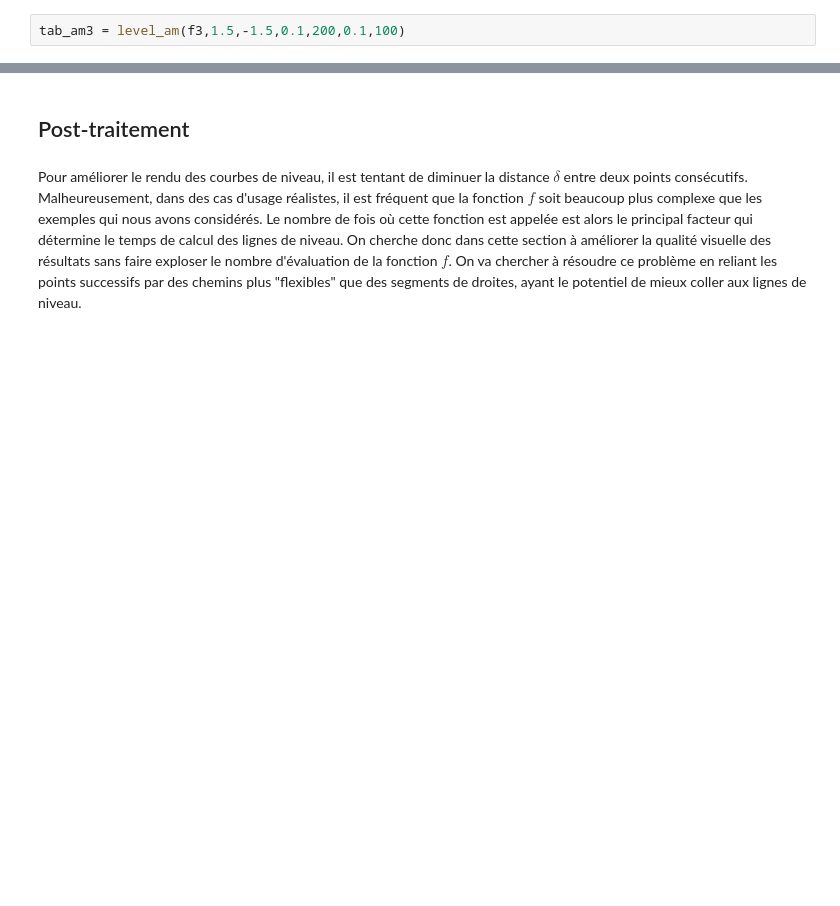
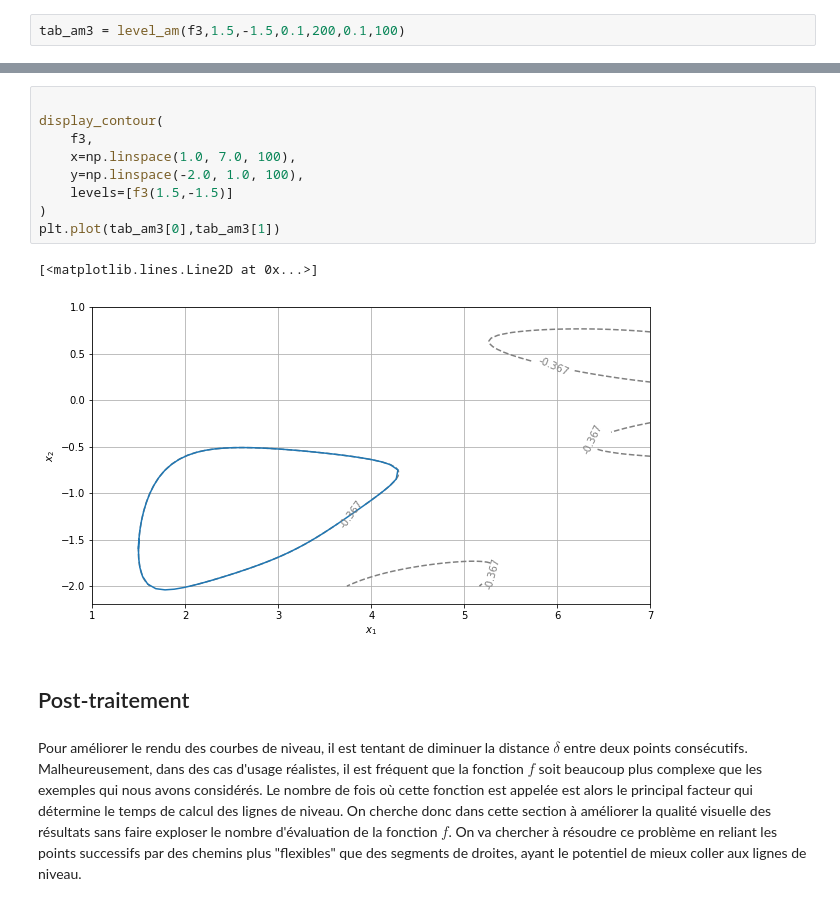
Before and after one commit to raphfaurie/ProjetnumeriqueCalcDiff, a Jupyter notebook: NotebookMaths_courbe_niveau_Faurie_Hochedez.ipynb, the cells around one changed output, grey strips where cells are left out. Drawn from its saved outputs; the diff is of its cells as text; blank space fills up the shorter version.

```diff
--- a/NotebookMaths_courbe_niveau_Faurie_Hochedez.ipynb
+++ b/NotebookMaths_courbe_niveau_Faurie_Hochedez.ipynb
@@ -560,3 +583,15 @@ plt.plot(tab_am3[0],tab_am3[1])
+# %%
+
+display_contour(
+    f3,
+    x=np.linspace(1.0, 7.0, 100),
+    y=np.linspace(-2.0, 1.0, 100),
+    levels=[f3(1.5,-1.5)]
+)
+plt.plot(tab_am3[0],tab_am3[1])
+# %% [output]
+[<matplotlib.lines.Line2D at 0x...>]
+[figure, added]
 # %% [markdown]
 ## Post-traitement
 # %% [markdown]
```
Also changed, not shown: parts of 10 cells of this notebook.
